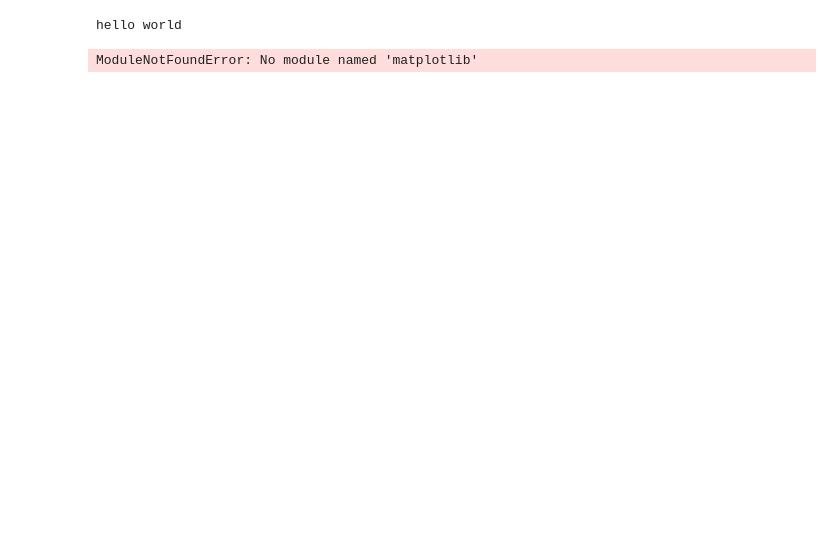
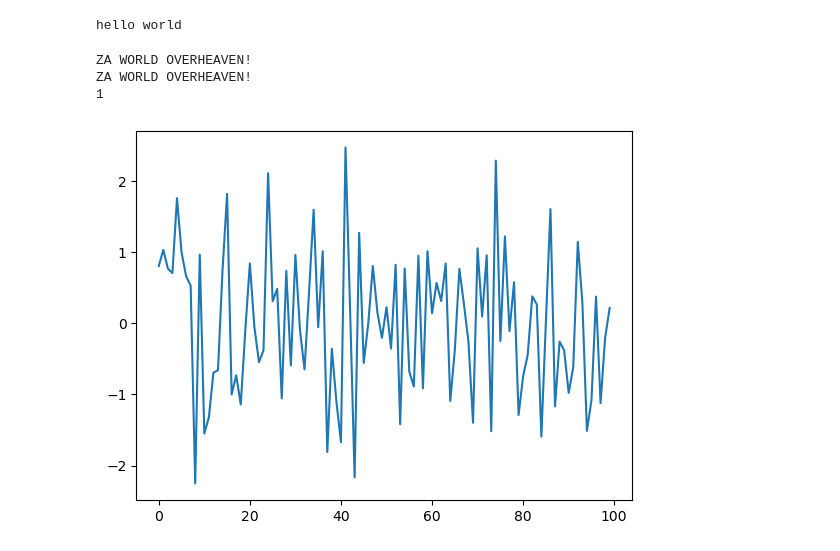
Before and after one commit to AlzyWelzy/learningPython, a Jupyter notebook: Introduction to Python/1.-About-Python.ipynb, the cells around one changed output. Cells and saved outputs as stored; diff of their text form; code cells hidden in the pictures; blank space fills up the shorter version.

```diff
--- a/Introduction to Python/1.-About-Python.ipynb
+++ b/Introduction to Python/1.-About-Python.ipynb
@@ -3,11 +3,18 @@ print("hello world")
 # %% [output]
 hello world
 # %%
+import matplotlib.pyplot as plt
 import numpy as np
-import matplotlib.pyplot as plt
+print("ZA WORLD OVERHEAVEN!")
+print("ZA WORLD OVERHEAVEN!")
+a = 1
+print(a)
 
 ϵ_values = np.random.randn(100)
 plt.plot(ϵ_values)
 plt.show()
 # %% [output]
-ModuleNotFoundError: No module named 'matplotlib'
+ZA WORLD OVERHEAVEN!
+ZA WORLD OVERHEAVEN!
+1
+[figure, added]
```
